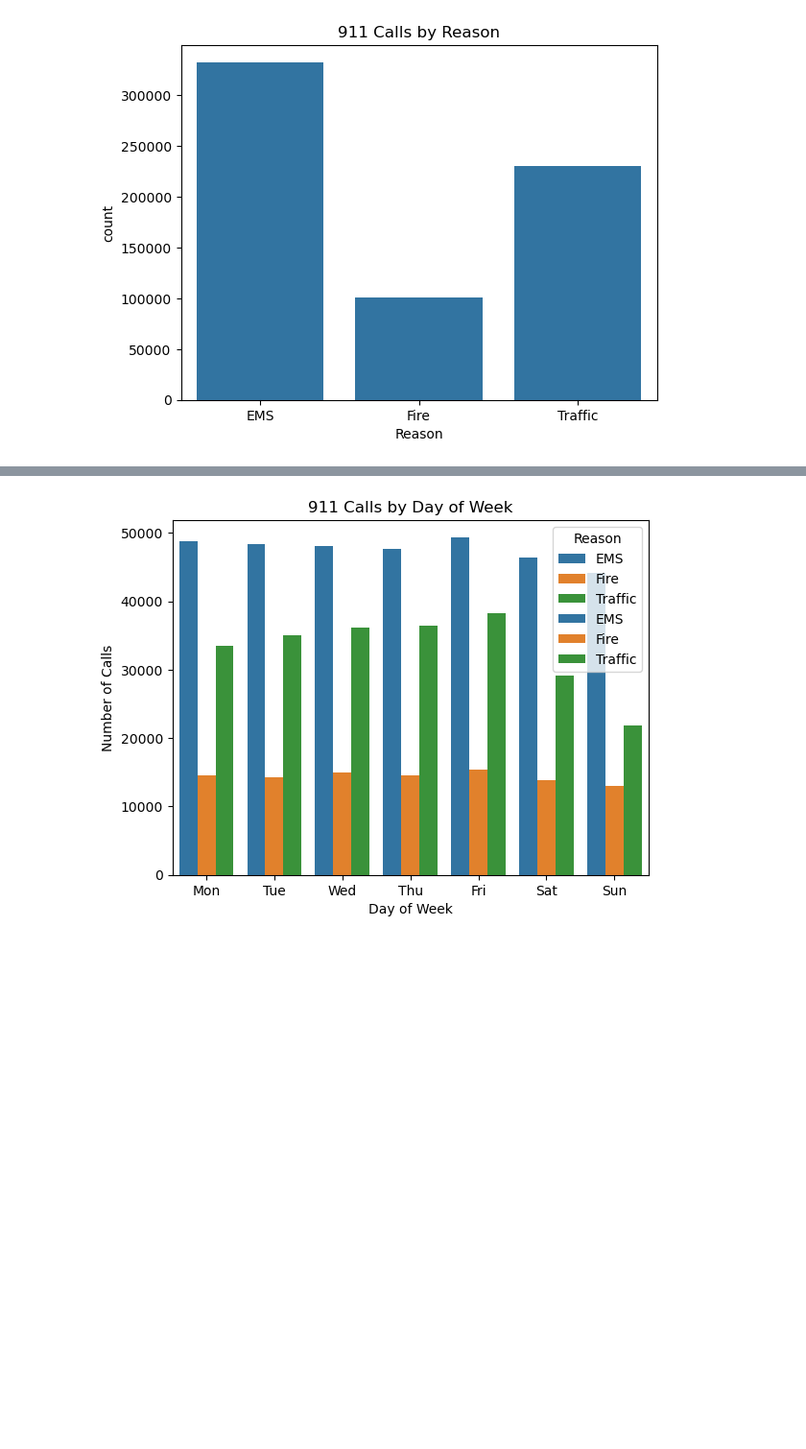
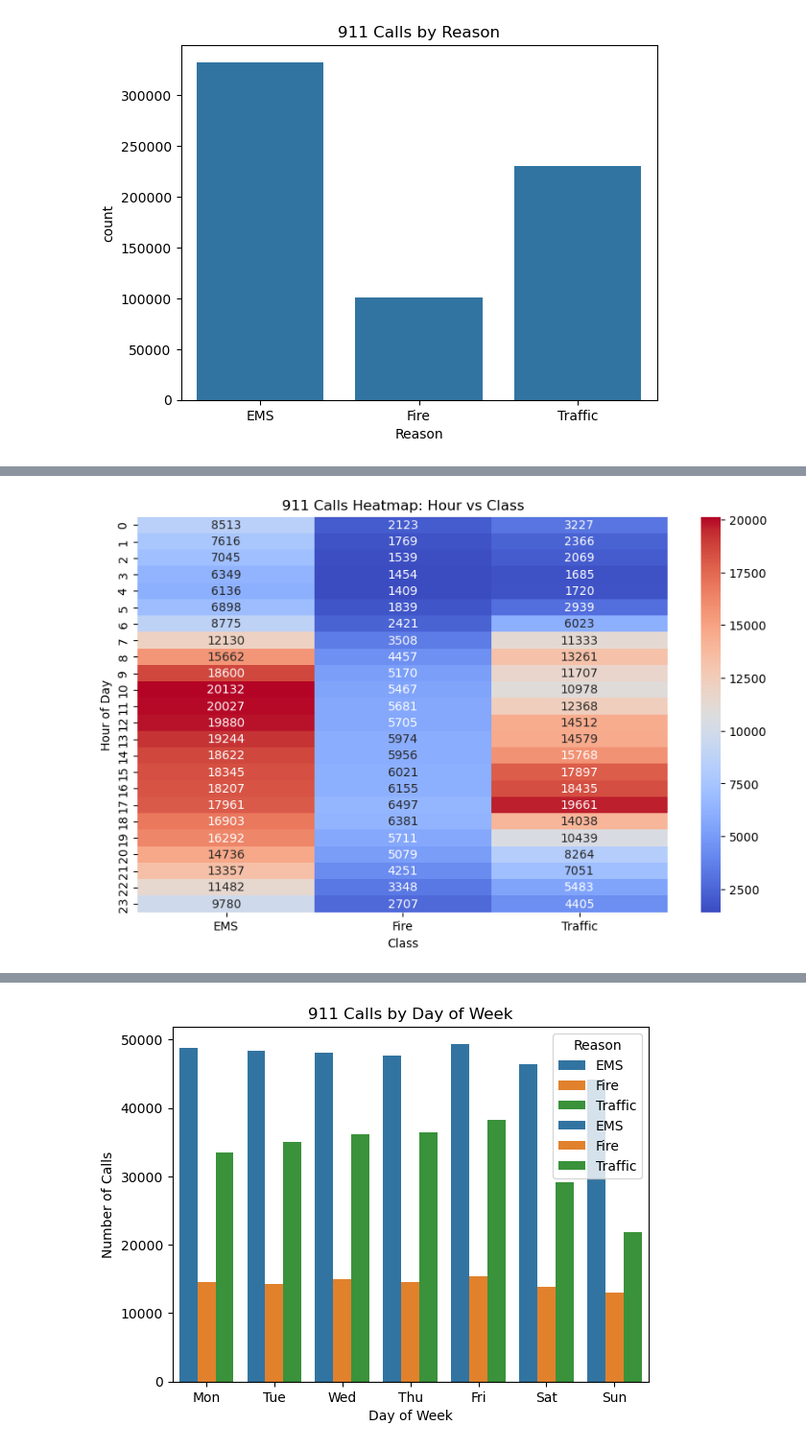
Before and after one commit to Samueljabez/911_Project_datacapstone, a Jupyter notebook: analysis.ipynb, the cells around one changed output, grey strips where cells are left out. Shown at 96% size. Cells and saved outputs as stored; diff of their text form; code cells hidden in the pictures; blank space fills up the shorter version.

```diff
--- a/analysis.ipynb
+++ b/analysis.ipynb
@@ -112,0 +148,13 @@ plt.show()
+# %%
+df['Hour'] = df['timeStamp'].dt.hour
+
+heatmap_hour = df.pivot_table(index='Hour', columns='Class', aggfunc='size', fill_value=0)
+
+plt.figure(figsize=(10,6))
+sns.heatmap(heatmap_hour, annot=True, fmt='d', cmap='coolwarm')
+plt.title('911 Calls Heatmap: Hour vs Class')
+plt.xlabel('Class')
+plt.ylabel('Hour of Day')
+plt.show()
+# %% [output]
+[figure, added]
```
Also changed, not shown: parts of 4 cells of this notebook.
